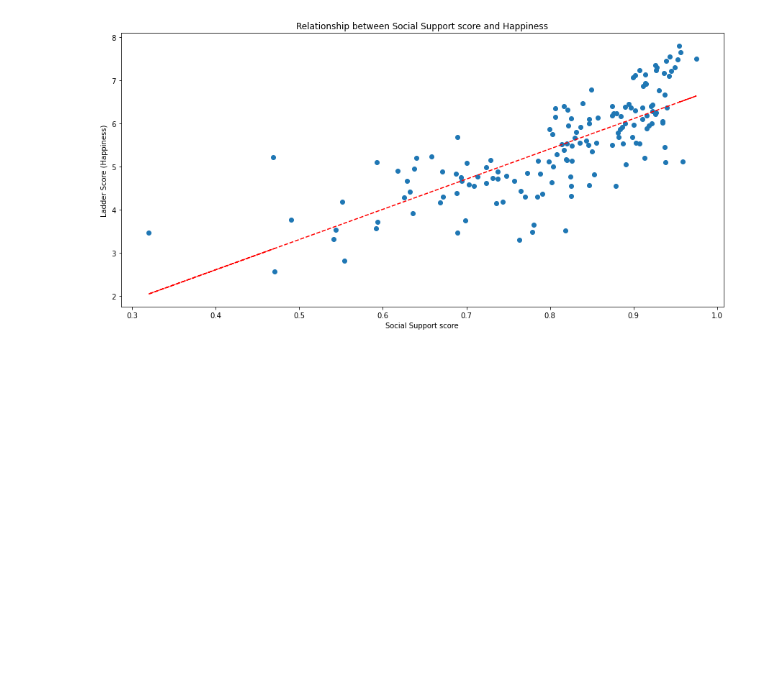
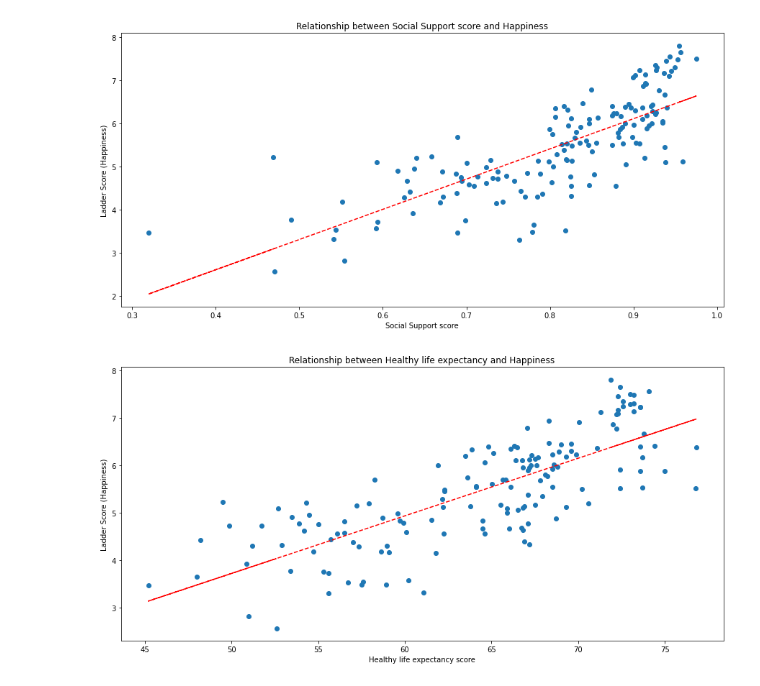
Before and after one commit to gianmillare/Living-in-Happiness, a Jupyter notebook: project.ipynb, the cells around one changed output. Cells and saved outputs as stored; diff of their text form; code cells hidden in the pictures; blank space fills up the shorter version.

Commit message:
completed scatterplot for ladder score v healthy life expectancy

```diff
--- a/project.ipynb
+++ b/project.ipynb
@@ -332,3 +332,24 @@ plt.plot(socialrel, p(socialrel), 'r--')
 plt.show()
 # %% [output]
 [figure]
+# %%
+# Ladder score and Healthy life expectancy
+ladderrel = whr['Ladder score']
+healthrel = whr['Healthy life expectancy']
+
+# plot
+fig, ax = plt.subplots(figsize=(15,7))
+plt.scatter(healthrel, ladderrel)
+
+ax.set_title("Relationship between Healthy life expectancy and Happiness")
+ax.set_xlabel("Healthy life expectancy score")
+ax.set_ylabel("Ladder Score (Happiness)")
+
+# trendline
+z = np.polyfit(healthrel, ladderrel, 1)
+p = np.poly1d(z)
+plt.plot(healthrel, p(healthrel), "r--")
+
+plt.show()
+# %% [output]
+[figure, added]
```
Also changed, not shown: parts of 1 cell of this notebook.
